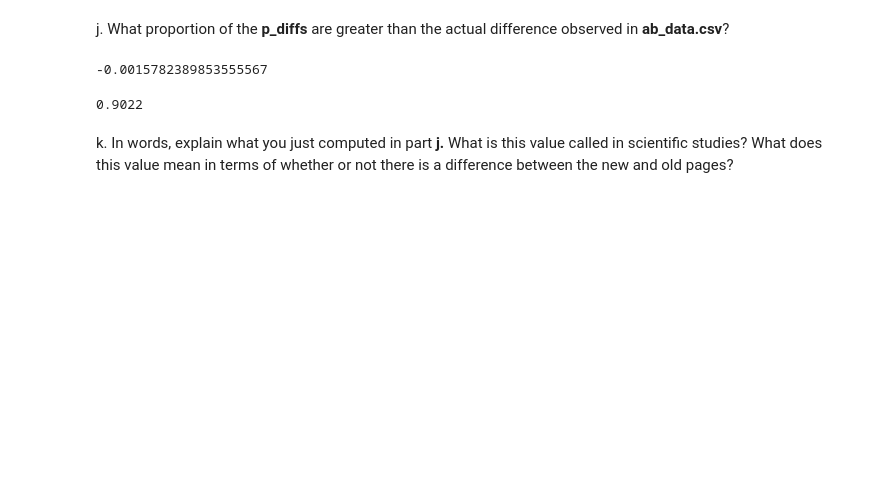
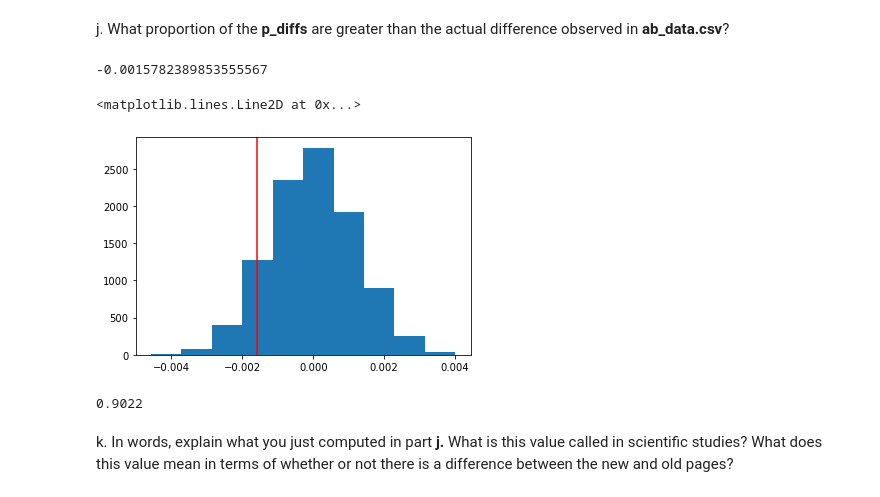
Before and after one commit to walidsi/analyze-AB-test-result, a Jupyter notebook: Analyze_ab_test_results_notebook.ipynb, the cells around one changed output. Saved outputs shown, nothing was run; the diff lists cells and outputs as text; code cells hidden in the pictures; blank space fills up the shorter version.

```diff
--- a/Analyze_ab_test_results_notebook.ipynb
+++ b/Analyze_ab_test_results_notebook.ipynb
@@ -256,6 +258,12 @@ actual_diff = df2[df2.group == 'treatment'].converted.mean() - df2[df2.group ==
 actual_diff
 # %% [output]
 -0.0015782389853555567
+# %%
+plt.hist(p_diffs)
+plt.axvline(actual_diff, color='r')
+# %% [output]
+<matplotlib.lines.Line2D at 0x...>
+[figure, added]
 # %%
 p_val = np.mean(p_diffs > actual_diff)
 p_val
```
Also changed, not shown: parts of 9 cells of this notebook.
